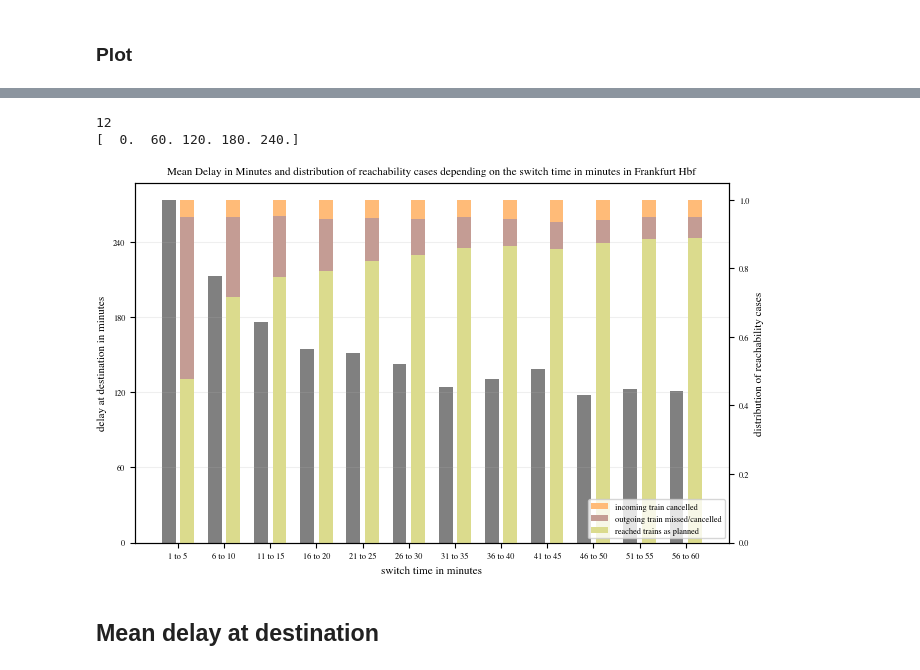
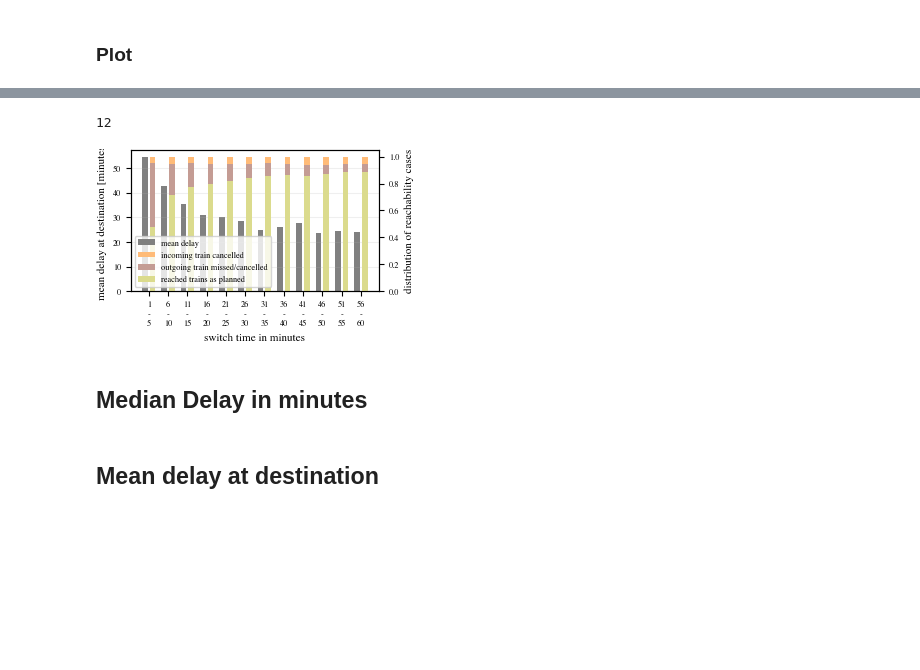
Before and after one commit to 17ex/DataLiteracy, a Jupyter notebook: fig/fig_meanDelays.ipynb, the cells around one changed output, grey strips where cells are left out. Cells and saved outputs as stored; diff of their text form; code cells hidden in the pictures; blank space fills up the shorter version.

```diff
--- a/fig/fig_meanDelays.ipynb
+++ b/fig/fig_meanDelays.ipynb
@@ -18,7 +18,7 @@ from tueplots import bundles
 # %%
 df_dict = {}
 folder_path = '../dat/delay'
-for filename in os.listdir('../dat/delay'):
+for filename in os.listdir(folder_path):
     if filename.endswith('.json'):
         file_path = os.path.join(folder_path, filename)
 
@@ -152,9 +152,12 @@ for key, df in df_dict.items():
         #break
 
 means = []
+medians = []
 for minute in delay_matrix:
     means.append(np.mean(minute).round(2))
+    medians.append(np.median(minute).round(2))
 
-print(means)
+#print(means)
 empty['mean_delay'] = means
+empty['median_delay'] = medians
 df_mean_delays = empty
@@ -169,13 +170,15 @@ df_mean_delays.head(2)
 # %% [markdown]
 ### Plot
 # %%
-plt.rcParams.update(bundles.icml2022(column="full", nrows=1, ncols=1, usetex=False))
-
+plt.rcParams.update(bundles.icml2022(column="half", nrows=1, ncols=1, usetex=False))
+plt.rcParams.update()
 x = np.arange(len(df_mean_delays.switch_times))
 
 fig, ax = plt.subplots()
-ax.bar(x+1, df_mean_delays.mean_delay)
+ax.bar(x+1, df_mean_delays.mean_delay, label="mean", color='#98DF8A')
+ax.bar(x+1, df_mean_delays.median_delay, label="median", color='#8C564B')
 
+plt.legend()
 plt.title('Mean Delay')
 
 plt.show()
@@ -184,11 +187,12 @@ plt.show()
 # %%
-plt.rcParams.update(bundles.icml2022(column="full", nrows=1, ncols=1, usetex=False))
+plt.rcParams.update(bundles.icml2022(column="half", nrows=1, ncols=1, usetex=False))
 
 # Generate grouped Data
 
 group_size = 5  # set group size
 
 grouped_mean_delays = []
+#grouped_median_delays = []
 grouped_reachable1 = []
 grouped_reachable2 = []
 grouped_reachable3 = []
@@ -196,6 +200,9 @@ grouped_reachable3 = []
 for i in range(0, len(df_mean_delays.switch_times), group_size):
     group_sum_mean_delays = np.sum(df_mean_delays.mean_delay[i:i+group_size])
     grouped_mean_delays.append(group_sum_mean_delays)
+
+    #group_sum_median_delays = np.sum(df_mean_delays.median_delay[i:i+group_size])
+    #grouped_median_delays.append(group_sum_mean_delays)
 
     group_sum_reachable1 = np.sum(df_mean_delays.reachable1[i:i+group_size])
     grouped_reachable1.append(group_sum_reachable1)
@@ -211,8 +218,7 @@ for i in range(0, len(df_mean_delays.switch_times), group_size):
 print(len(grouped_mean_delays))
 x = np.arange(len(grouped_mean_delays))
 
-y_ticks_array = np.arange(0, max(grouped_mean_delays)+1, 60)
-print(y_ticks_array)
+y_ticks_array = np.arange(0, max(grouped_mean_delays)/group_size+1, 10)
 
 
 
@@ -221,43 +227,50 @@ print(y_ticks_array)
 fig, ax1 = plt.subplots()
 
 width = 0.3
-ax1.bar(x+1-0.2, grouped_mean_delays, width, color="grey")
+ax1.bar(x+1-0.2, np.array(grouped_mean_delays)/group_size, width, color="grey", label="mean delay")
+#ax1.bar(x+1-0.2, np.array(grouped_median_delays)/group_size, width, color='black', alpha=0.2, label="median delay")
 
-ax1.set_title('Mean Delay in Minutes and distribution of reachability cases depending on the switch time in minutes in Frankfurt Hbf')
+#ax1.set_title('Mean Delay in Minutes and distribution of reachability cases \n depending on the switch time in minutes in Frankfurt Hbf \nusing subset data')
 ax1.set_xlabel('switch time in minutes')
-ax1.set_ylabel('delay at destination in minutes')
-xticks_array =  [f'{start} to {end}' for start, end in zip(range(1, 60, group_size), range(1 + group_size - 1, 60 + 1, group_size))]
+ax1.set_ylabel('mean delay at destination [minutes]')
+xticks_array =  [f'{start}\n-\n{end}' for start, end in zip(range(1, 60, group_size), range(1 + group_size - 1, 60 + 1, group_size))]
 ax1.set_xticks(x+1, xticks_array)
 ax1.set_yticks(y_ticks_array)
 ax1.yaxis.grid("major", alpha=0.2)
 
 
 
 ax2 = ax1.twinx()
 
 bottom = np.zeros(len(grouped_mean_delays))
 
 reachables_total = np.array(grouped_reachable1) + np.array(grouped_reachable2) + np.array(grouped_reachable3)
 bar1 = np.array(grouped_reachable1)/reachables_total
 bar2 = np.array(grouped_reachable2)/reachables_total
 bar3 = np.array(grouped_reachable3)/reachables_total
 
 ax2.bar(x+1+0.2, bar1, width, color="#FFBB78", label="incoming train cancelled", bottom=bottom+bar2+bar3)
 ax2.bar(x+1+0.2, bar2, width, color="#C49C94", label="outgoing train missed/cancelled", bottom=bottom+bar3)
 ax2.bar(x+1+0.2, bar3, width, color="#DBDB8D", label="reached trains as planned", bottom=bottom)
 
 #ax2.set_yscale()
 ax2.set_ylabel('distribution of reachability cases')
-plt.legend(loc="lower right")
 
 
+# Solution for having two legends
+bars1, labels1 = ax1.get_legend_handles_labels()
+bars2, labels2 = ax2.get_legend_handles_labels()
 
-#fig.tight_layout()
+ax2.legend(bars1 + bars2, labels1 + labels2, loc="lower left")
+
+plt.savefig("plot_meanDelay_reachability_switchTime.pdf", format="pdf")
+
 plt.show()
 # %% [output]
 12
-[  0.  60. 120. 180. 240.]
-[figure, old version]
+[figure, new version]
+# %% [markdown]
+## Median Delay in minutes
 # %% [markdown]
 ## Mean delay at destination
 # %%
```
Also changed, not shown: parts of 9 cells of this notebook, 3 other files.
